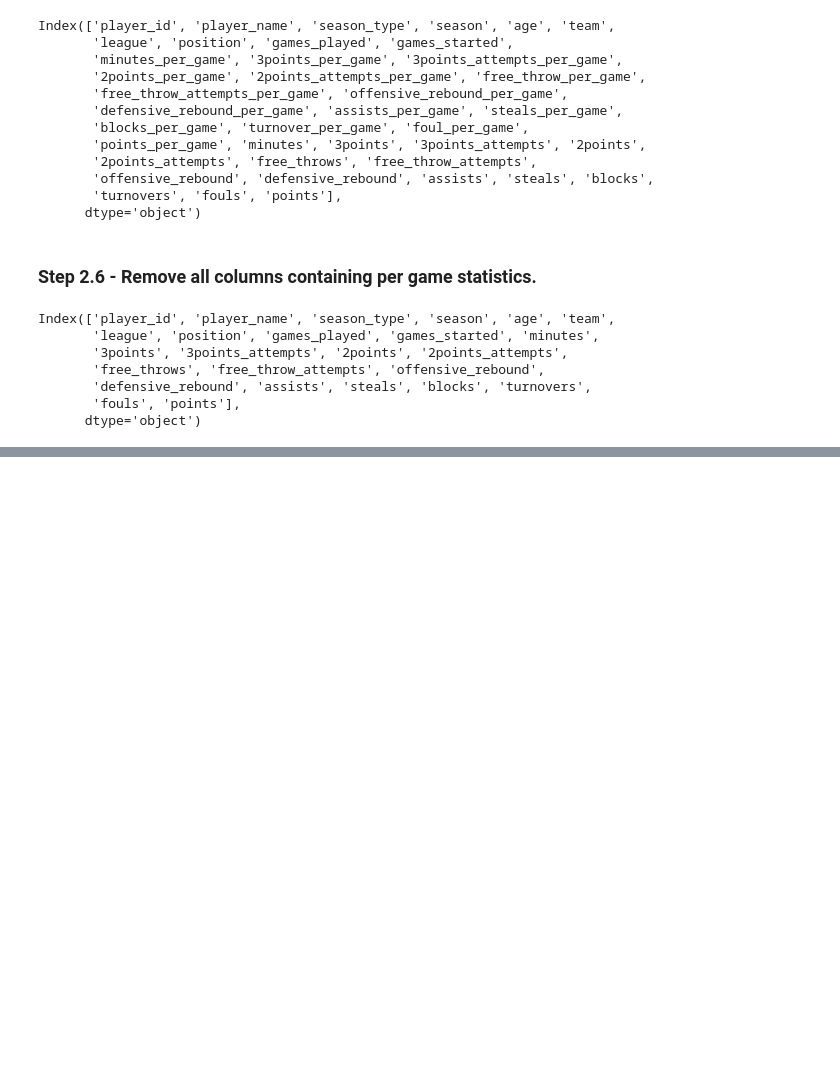
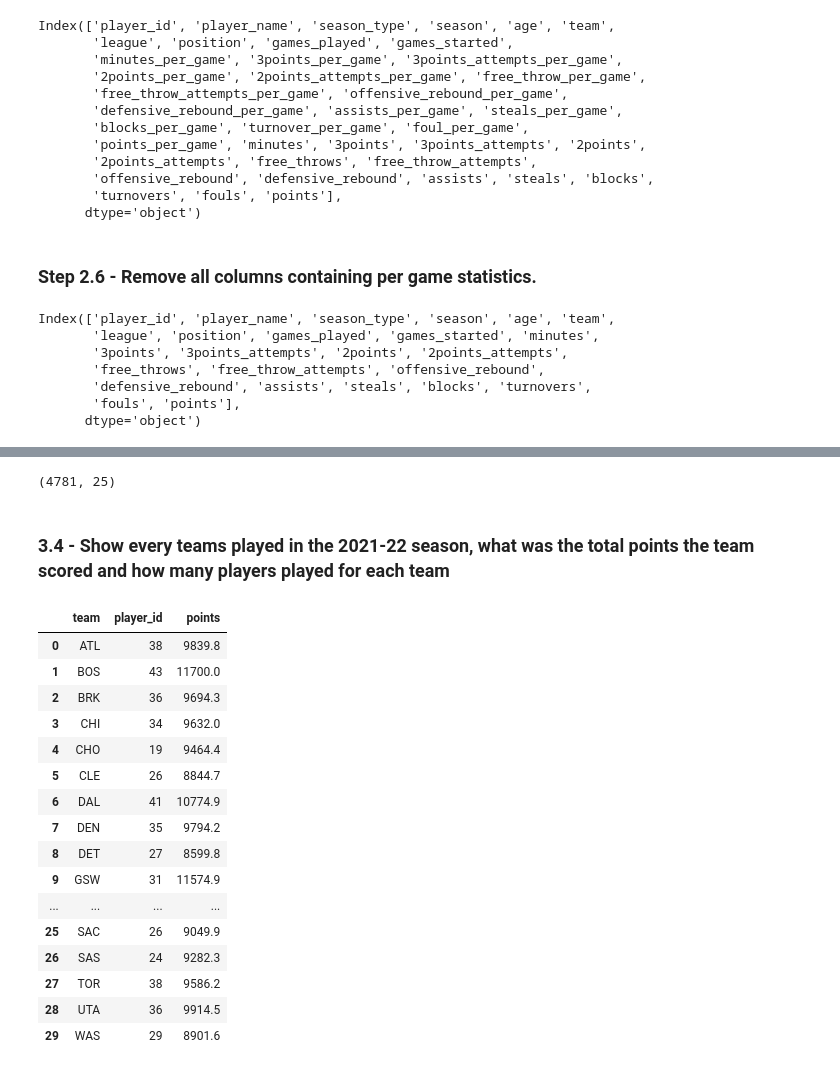
Before and after one commit to GoAshim/EDA, a Jupyter notebook: EDA_1_NBA_Player_Stats_for_Entire_Career.ipynb, the cells around one changed output, grey strips where cells are left out. Saved outputs shown, nothing was run; the diff lists cells and outputs as text; code cells hidden in the pictures; blank space fills up the shorter version.

```diff
--- a/EDA_1_NBA_Player_Stats_for_Entire_Career.ipynb
+++ b/EDA_1_NBA_Player_Stats_for_Entire_Career.ipynb
@@ -192,0 +266,27 @@ df1.head()
+# %%
+df2 = df1[df1['team'] != 'TOT']
+df2.shape
+# %% [output]
+(4781, 25)
+# %% [markdown]
+### 3.4 - Show every teams played in the 2021-22 season, what was the total points the team scored and how many players played for each team
+# %%
+df2[df2['season'] == '2021-22'].groupby('team').agg({'player_id' : 'count', 'points' : 'sum'}).reset_index()
+# %% [output]
+|  | team | player_id | points |
+| 0 | ATL | 38 | 9839.8 |
+| 1 | BOS | 43 | 11700.0 |
+| 2 | BRK | 36 | 9694.3 |
+| 3 | CHI | 34 | 9632.0 |
+| 4 | CHO | 19 | 9464.4 |
+| 5 | CLE | 26 | 8844.7 |
+| 6 | DAL | 41 | 10774.9 |
+| 7 | DEN | 35 | 9794.2 |
+| 8 | DET | 27 | 8599.8 |
+| 9 | GSW | 31 | 11574.9 |
+| ... | ... | ... | ... |
+| 25 | SAC | 26 | 9049.9 |
+| 26 | SAS | 24 | 9282.3 |
+| 27 | TOR | 38 | 9586.2 |
+| 28 | UTA | 36 | 9914.5 |
+| 29 | WAS | 29 | 8901.6 |
```
Also changed, not shown: parts of 16 cells of this notebook.
